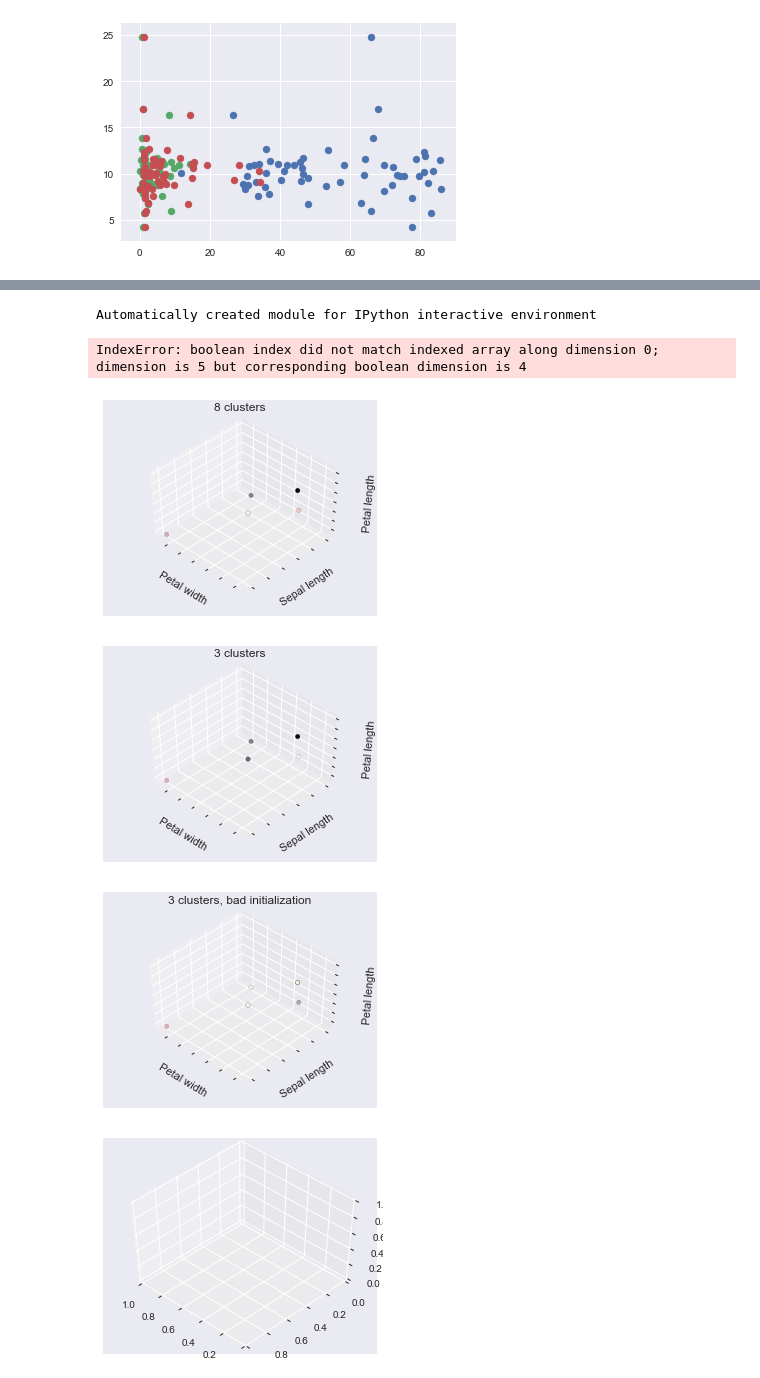
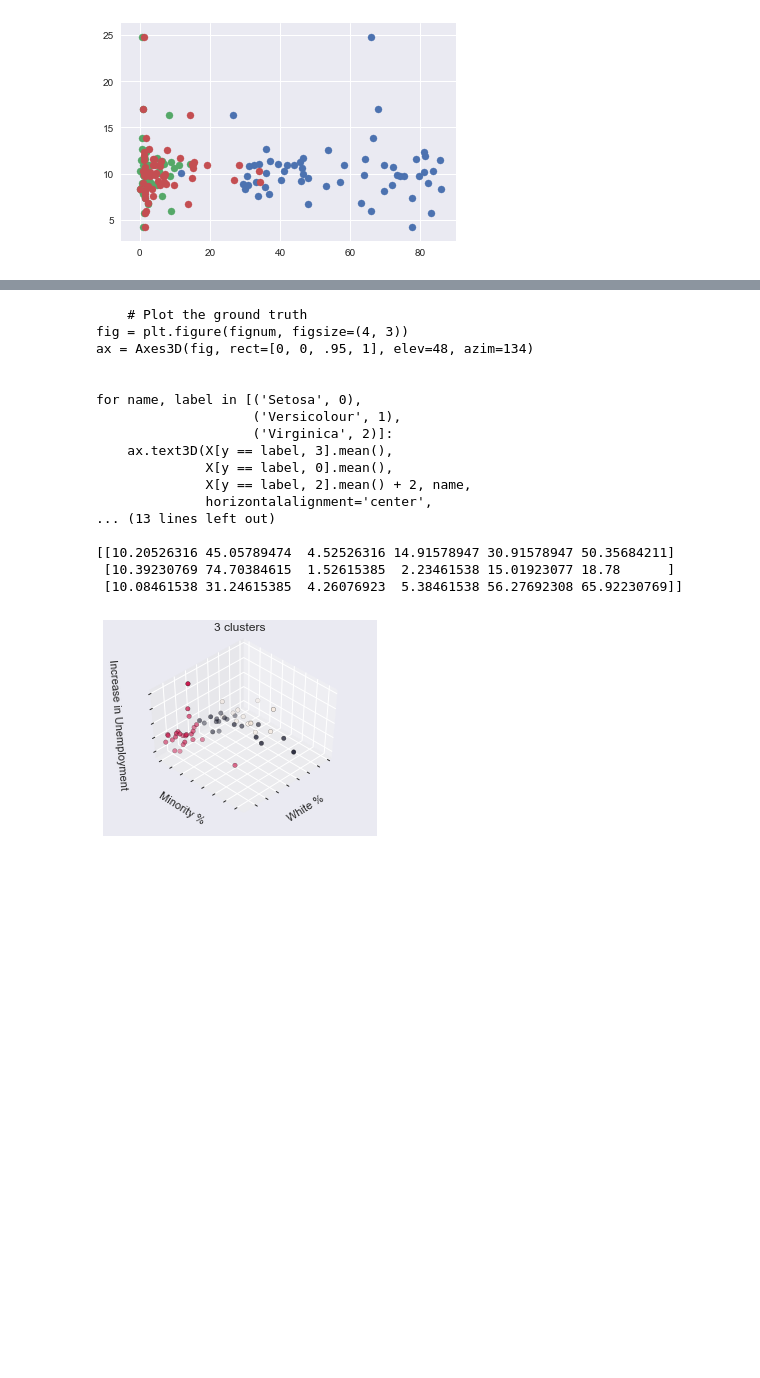
Before and after one commit to ghostcat17/COVID-19, a Jupyter notebook: Multidimensional k-means.ipynb, the cells around one changed output, grey strips where cells are left out. Cells and saved outputs as stored; diff of their text form; code cells hidden in the pictures; blank space fills up the shorter version.

```diff
--- a/Multidimensional k-means.ipynb
+++ b/Multidimensional k-means.ipynb
@@ -116,0 +449,13 @@ Automatically created module for IPython interactive environment
+# %%
+df2=pd.read_csv("Total Minority California Dataset - Sheet1.csv")
+df2=df2.drop(["Population"],axis=1)
+df2=df2.drop(["Counties"],axis=1)
+df2.head()
+X=df2.values
+
+df3=pd.read_csv("Total Minority California Dataset - Sheet1.csv")
+df3=df3.drop(["Population"],axis=1)
+df3=df3.drop(["Counties"],axis=1)
+df3=df3.drop(["% Total Minority"],axis=1)
+df3.head()
+Y=df3.values
@@ -134,67 +488,80 @@ from sklearn import datasets
 np.random.seed(5)
 
 iris = datasets.load_iris()
-#X = iris.data
-X=[[30.1,1.59,3.5,8.3],[81.2,1.90,1.3,12.4],[46.6,1.76,7.1,10],[48.1,2.46,13.9,6.7],[57,3.06,6.9,9.1]]
-X=np.array(X)
-y = iris.target[:4]
+y = iris.target
 
-estimators = [('k_means_iris_8', KMeans(n_clusters=4)),
+estimators = [
               ('k_means_iris_3', KMeans(n_clusters=3)),
-              ('k_means_iris_bad_init', KMeans(n_clusters=3, n_init=1,
-                                               init='random'))]
+              ]
 
 fignum = 1
-titles = ['8 clusters', '3 clusters', '3 clusters, bad initialization']
+titles = ['3 clusters']
 for name, est in estimators:
     fig = plt.figure(fignum, figsize=(4, 3))
-    ax = Axes3D(fig, rect=[0, 0, .95, 1], elev=48, azim=134)
+    ax = Axes3D(fig, rect=[0, 0, .95, 1], elev=48, azim=45)
     est.fit(X)
     labels = est.labels_
 
-    ax.scatter(X[:, 3], X[:, 0], X[:, 2],
+    ax.scatter(X[:, 1], X[:, 2], X[:, 0],
                c=labels.astype(np.float), edgecolor='k')
 
     ax.w_xaxis.set_ticklabels([])
     ax.w_yaxis.set_ticklabels([])
     ax.w_zaxis.set_ticklabels([])
-    ax.set_xlabel('Petal width')
-    ax.set_ylabel('Sepal length')
-    ax.set_zlabel('Petal length')
+    ax.set_xlabel('White %')
+    ax.set_zlabel('Increase in Unemployment')
+    ax.set_ylabel('Minority %')
     ax.set_title(titles[fignum - 1])
     ax.dist = 12
     fignum = fignum + 1
 
-# Plot the ground truth
+    print(est.cluster_centers_)
+
+"""
+    # Plot the ground truth
 fig = plt.figure(fignum, figsize=(4, 3))
 ax = Axes3D(fig, rect=[0, 0, .95, 1], elev=48, azim=134)
+
 
 for name, label in [('Setosa', 0),
                     ('Versicolour', 1),
                     ('Virginica', 2)]:
     ax.text3D(X[y == label, 3].mean(),
               X[y == label, 0].mean(),
               X[y == label, 2].mean() + 2, name,
               horizontalalignment='center',
               bbox=dict(alpha=.2, edgecolor='w', facecolor='w'))
 # Reorder the labels to have colors matching the cluster results
 y = np.choose(y, [1, 2, 0]).astype(np.float)
 ax.scatter(X[:, 3], X[:, 0], X[:, 2], c=y, edgecolor='k')
 
 ax.w_xaxis.set_ticklabels([])
 ax.w_yaxis.set_ticklabels([])
 ax.w_zaxis.set_ticklabels([])
 ax.set_xlabel('Petal width')
 ax.set_ylabel('Sepal length')
 ax.set_zlabel('Petal length')
 ax.set_title('Ground Truth')
 ax.dist = 12
+"""
 
 fig.show()
 # %% [output]
-Automatically created module for IPython interactive environment
+    # Plot the ground truth
+fig = plt.figure(fignum, figsize=(4, 3))
+ax = Axes3D(fig, rect=[0, 0, .95, 1], elev=48, azim=134)
+
+
+for name, label in [('Setosa', 0),
+                    ('Versicolour', 1),
+                    ('Virginica', 2)]:
+    ax.text3D(X[y == label, 3].mean(),
+              X[y == label, 0].mean(),
+              X[y == label, 2].mean() + 2, name,
+              horizontalalignment='center',
+... (13 lines left out)
+
+[[10.20526316 45.05789474  4.52526316 14.91578947 30.91578947 50.35684211]
+ [10.39230769 74.70384615  1.52615385  2.23461538 15.01923077 18.78      ]
+ [10.08461538 31.24615385  4.26076923  5.38461538 56.27692308 65.92230769]]
-IndexError: boolean index did not match indexed array along dimension 0; dimension is 5 but corresponding boolean dimension is 4
-[figure, old version]
+[figure, new version]
-[figure, removed]
-[figure, removed]
-[figure, removed]
```
Also changed, not shown: parts of 21 cells of this notebook, 1 other file.
